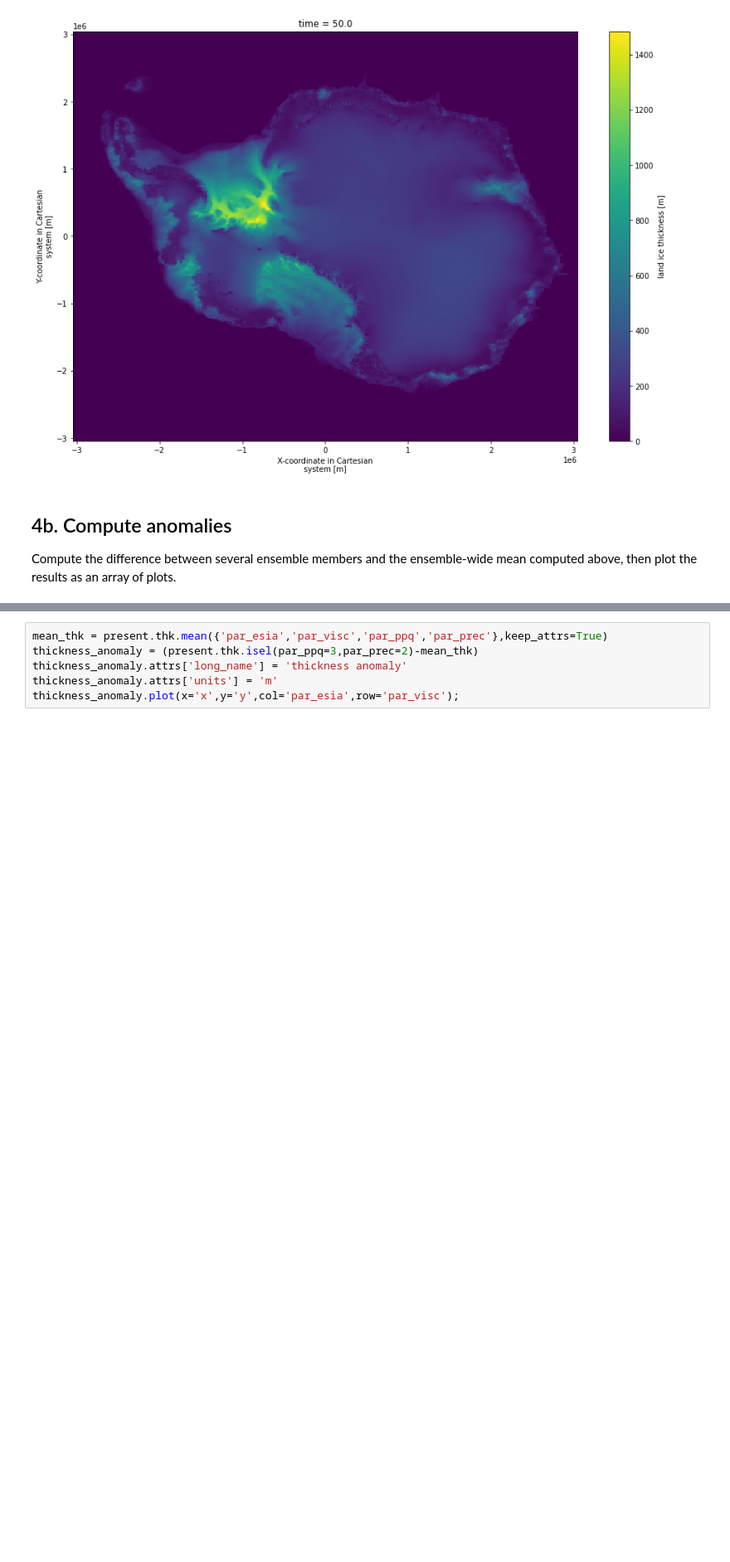
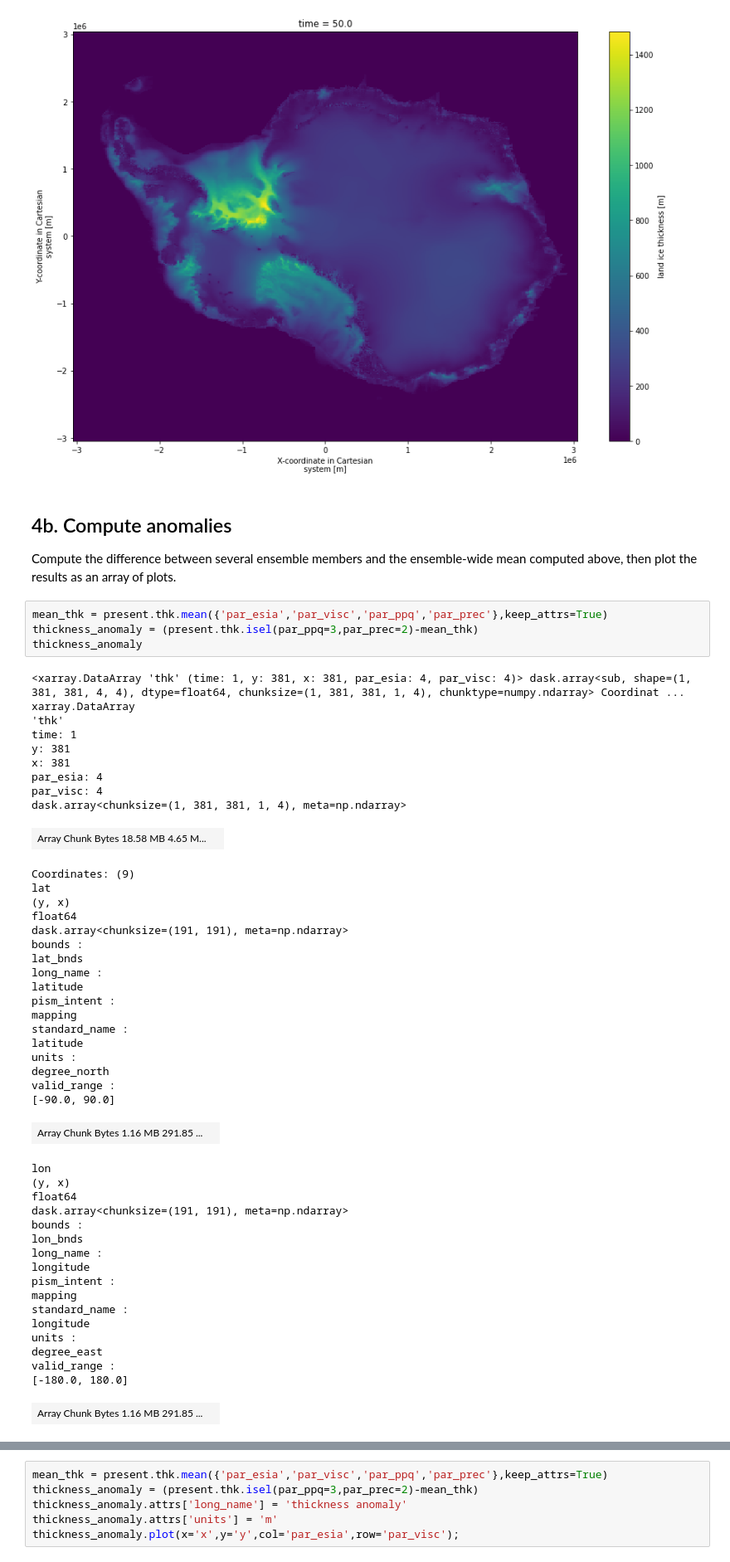
Before and after one commit to ldeo-glaciology/pangeo-glaciology-examples, a Jupyter notebook: 04_paleo_PISM.ipynb, the cells around one changed output, grey strips where cells are left out. Shown at 83% size. Drawn from its saved outputs; the diff is of its cells as text; blank space fills up the shorter version.

```diff
--- a/04_paleo_PISM.ipynb
+++ b/04_paleo_PISM.ipynb
@@ -153,3 +154,53 @@ mean_std.plot(size = 10)
 # %% [markdown]
 ## 4b. Compute anomalies
 Compute the difference between several ensemble members and the ensemble-wide mean computed above, then plot the results as an array of plots.
+# %%
+mean_thk = present.thk.mean({'par_esia','par_visc','par_ppq','par_prec'},keep_attrs=True)
+thickness_anomaly = (present.thk.isel(par_ppq=3,par_prec=2)-mean_thk)
+thickness_anomaly
+# %% [output]
+<xarray.DataArray 'thk' (time: 1, y: 381, x: 381, par_esia: 4, par_visc: 4)> dask.array<sub, shape=(1, 381, 381, 4, 4), dtype=float64, chunksize=(1, 381, 381, 1, 4), chunktype=numpy.ndarray> Coordinat ...
+xarray.DataArray
+'thk'
+time: 1
+y: 381
+x: 381
+par_esia: 4
+par_visc: 4
+dask.array<chunksize=(1, 381, 381, 1, 4), meta=np.ndarray>
+| Array Chunk Bytes 18.58 MB 4.65 M... |  |
+Coordinates: (9)
+lat
+(y, x)
+float64
+dask.array<chunksize=(191, 191), meta=np.ndarray>
+bounds :
+lat_bnds
+long_name :
+latitude
+pism_intent :
+mapping
+standard_name :
+latitude
+units :
+degree_north
+valid_range :
+[-90.0, 90.0]
+| Array Chunk Bytes 1.16 MB 291.85 ... |  |
+lon
+(y, x)
+float64
+dask.array<chunksize=(191, 191), meta=np.ndarray>
+bounds :
+lon_bnds
+long_name :
+longitude
+pism_intent :
+mapping
+standard_name :
+longitude
+units :
+degree_east
+valid_range :
+[-180.0, 180.0]
+| Array Chunk Bytes 1.16 MB 291.85 ... |  |
```
Also changed, not shown: parts of 5 cells of this notebook.
